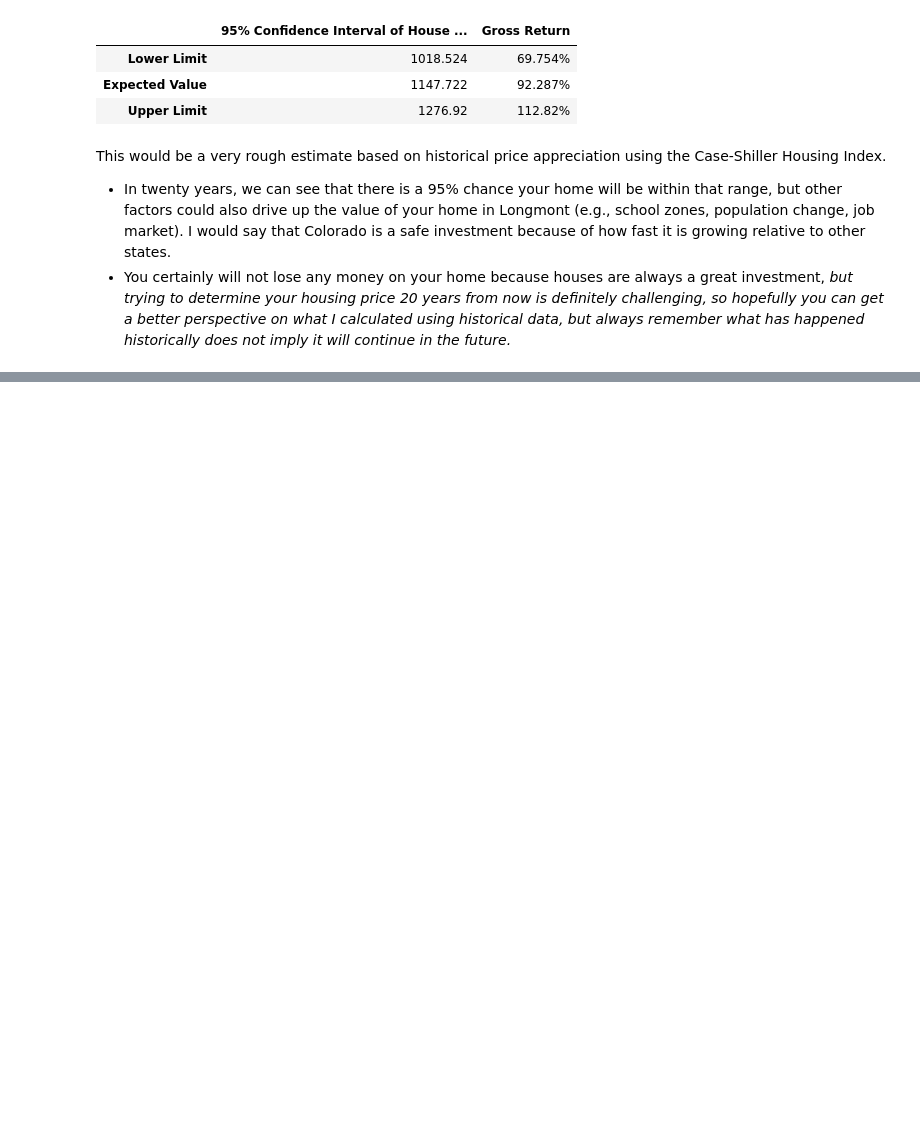
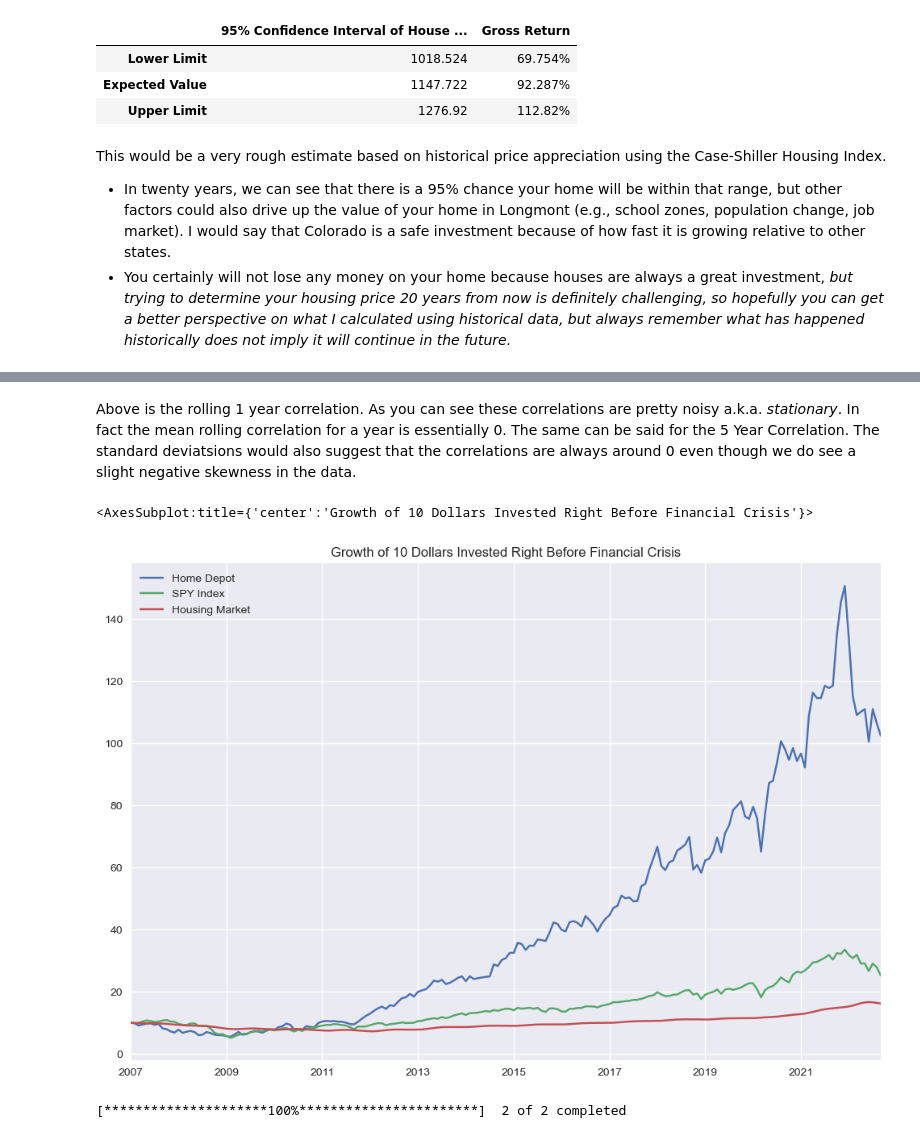
Before and after one commit to dcstein22/Option_Theory, a Jupyter notebook: housing_market.ipynb, the cells around one changed output, grey strips where cells are left out. Saved outputs shown, nothing was run; the diff lists cells and outputs as text; code cells hidden in the pictures; blank space fills up the shorter version.

```diff
--- a/housing_market.ipynb
+++ b/housing_market.ipynb
@@ -85,0 +140,11 @@ This would be a very rough estimate based on historical price appreciation using
+# %% [markdown]
+Above is the rolling 1 year correlation. As you can see these correlations are pretty noisy a.k.a. *stationary*. In fact the mean rolling correlation for a year is essentially 0. The same can be said for the 5 Year Correlation. The standard deviatsions would also suggest that the correlations are always around 0  even though we do see a slight negative skewness in the data.
+# %%
+(10*(1+df.loc['2007':,]).cumprod()).plot(title = "Growth of 10 Dollars Invested Right Before Financial Crisis", figsize = (12,8))
+# %% [output]
+<AxesSubplot:title={'center':'Growth of 10 Dollars Invested Right Before Financial Crisis'}>
+[figure, added]
+# %%
+df_prices = pd.DataFrame(yf.download(tickers, start = '2005-01-01', interval= '1mo')['Adj Close'])
+# %% [output]
+[*********************100%***********************]  2 of 2 completed
```
Also changed, not shown: parts of 11 cells of this notebook, 1 other file.
